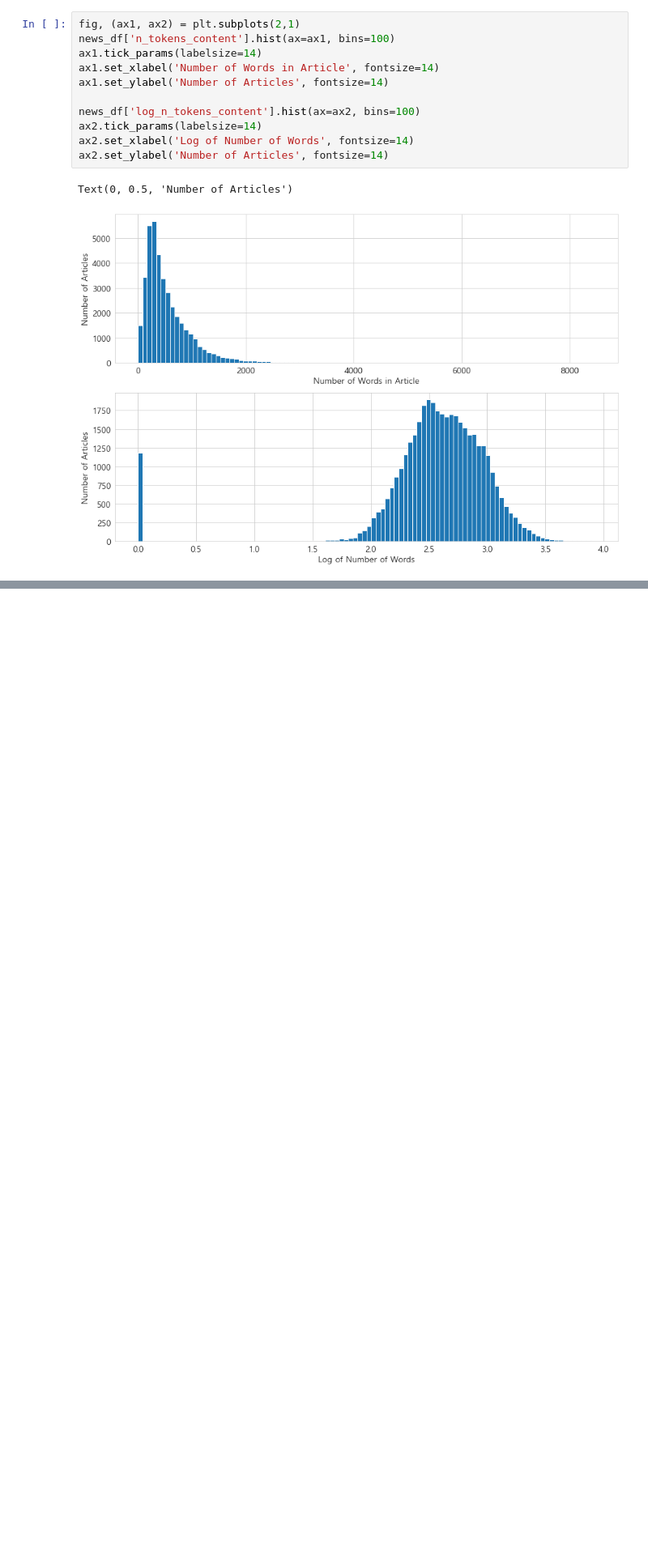
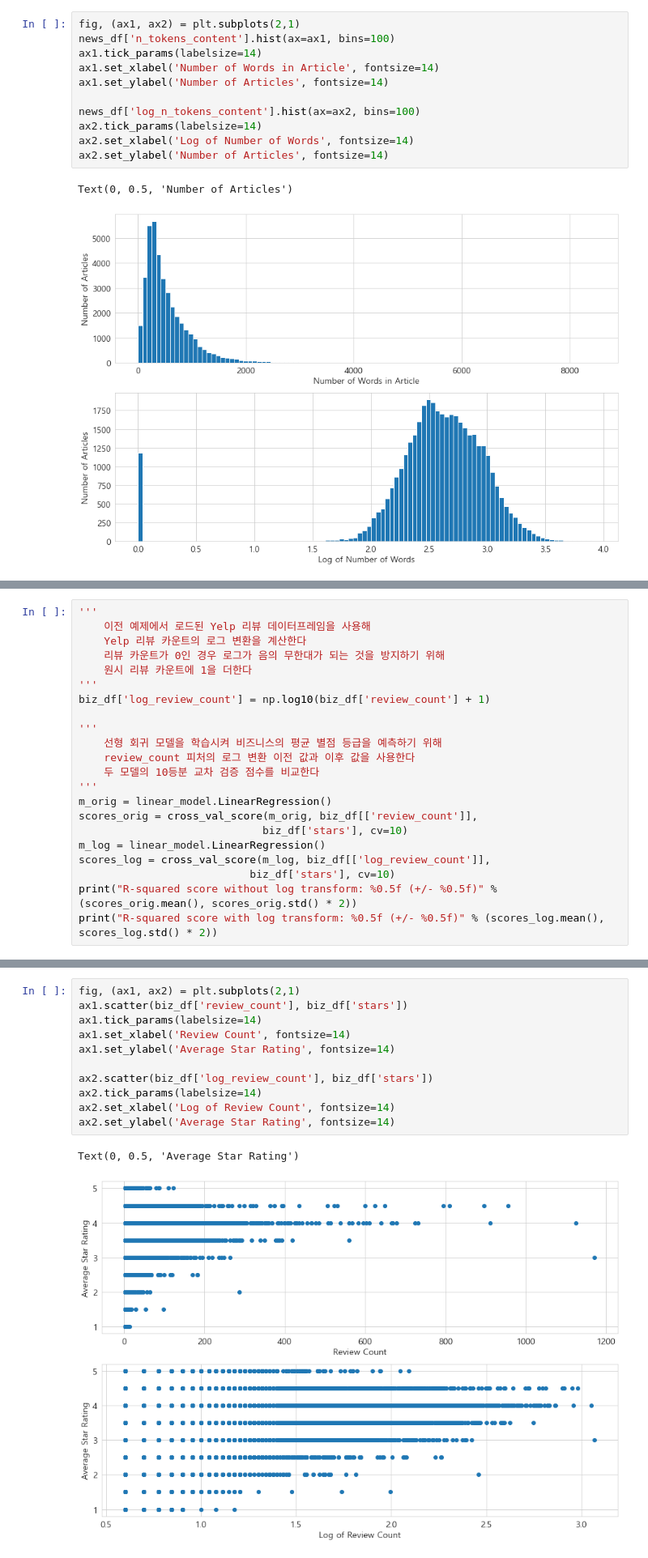
Before and after one commit to jajinmori1/TIL, a Jupyter notebook: Feature_Engineering/Chapter02_Fancy_Tricks_with_Simple_Numbers.ipynb, the cells around one changed output, grey strips where cells are left out. Shown at 81% size. Cells and saved outputs as stored; diff of their text form; blank space fills up the shorter version.

```diff
--- a/Feature_Engineering/Chapter02_Fancy_Tricks_with_Simple_Numbers.ipynb
+++ b/Feature_Engineering/Chapter02_Fancy_Tricks_with_Simple_Numbers.ipynb
@@ -170,0 +174,22 @@ Text(0, 0.5, 'Number of Articles')
+# %%
+'''
+    이전 예제에서 로드된 Yelp 리뷰 데이터프레임을 사용해
+    Yelp 리뷰 카운트의 로그 변환을 계산한다
+    리뷰 카운트가 0인 경우 로그가 음의 무한대가 되는 것을 방지하기 위해
+    원시 리뷰 카운트에 1을 더한다
+'''
+biz_df['log_review_count'] = np.log10(biz_df['review_count'] + 1)
+
+'''
+    선형 회귀 모델을 학습시켜 비즈니스의 평균 별점 등급을 예측하기 위해
+    review_count 피처의 로그 변환 이전 값과 이후 값을 사용한다
+    두 모델의 10등분 교차 검증 점수를 비교한다
+'''
+m_orig = linear_model.LinearRegression()
+scores_orig = cross_val_score(m_orig, biz_df[['review_count']],
+                             biz_df['stars'], cv=10)
+m_log = linear_model.LinearRegression()
+scores_log = cross_val_score(m_log, biz_df[['log_review_count']],
+                           biz_df['stars'], cv=10)
+print("R-squared score without log transform: %0.5f (+/- %0.5f)" % (scores_orig.mean(), scores_orig.std() * 2))
+print("R-squared score with log transform: %0.5f (+/- %0.5f)" % (scores_log.mean(), scores_log.std() * 2))
@@ -170,0 +226,14 @@ Text(0, 0.5, 'Number of Articles')
+# %%
+fig, (ax1, ax2) = plt.subplots(2,1)
+ax1.scatter(biz_df['review_count'], biz_df['stars'])
+ax1.tick_params(labelsize=14)
+ax1.set_xlabel('Review Count', fontsize=14)
+ax1.set_ylabel('Average Star Rating', fontsize=14)
+
+ax2.scatter(biz_df['log_review_count'], biz_df['stars'])
+ax2.tick_params(labelsize=14)
+ax2.set_xlabel('Log of Review Count', fontsize=14)
+ax2.set_ylabel('Average Star Rating', fontsize=14)
+# %% [output]
+Text(0, 0.5, 'Average Star Rating')
+[figure, added]
```
Also changed, not shown: parts of 24 cells of this notebook.
